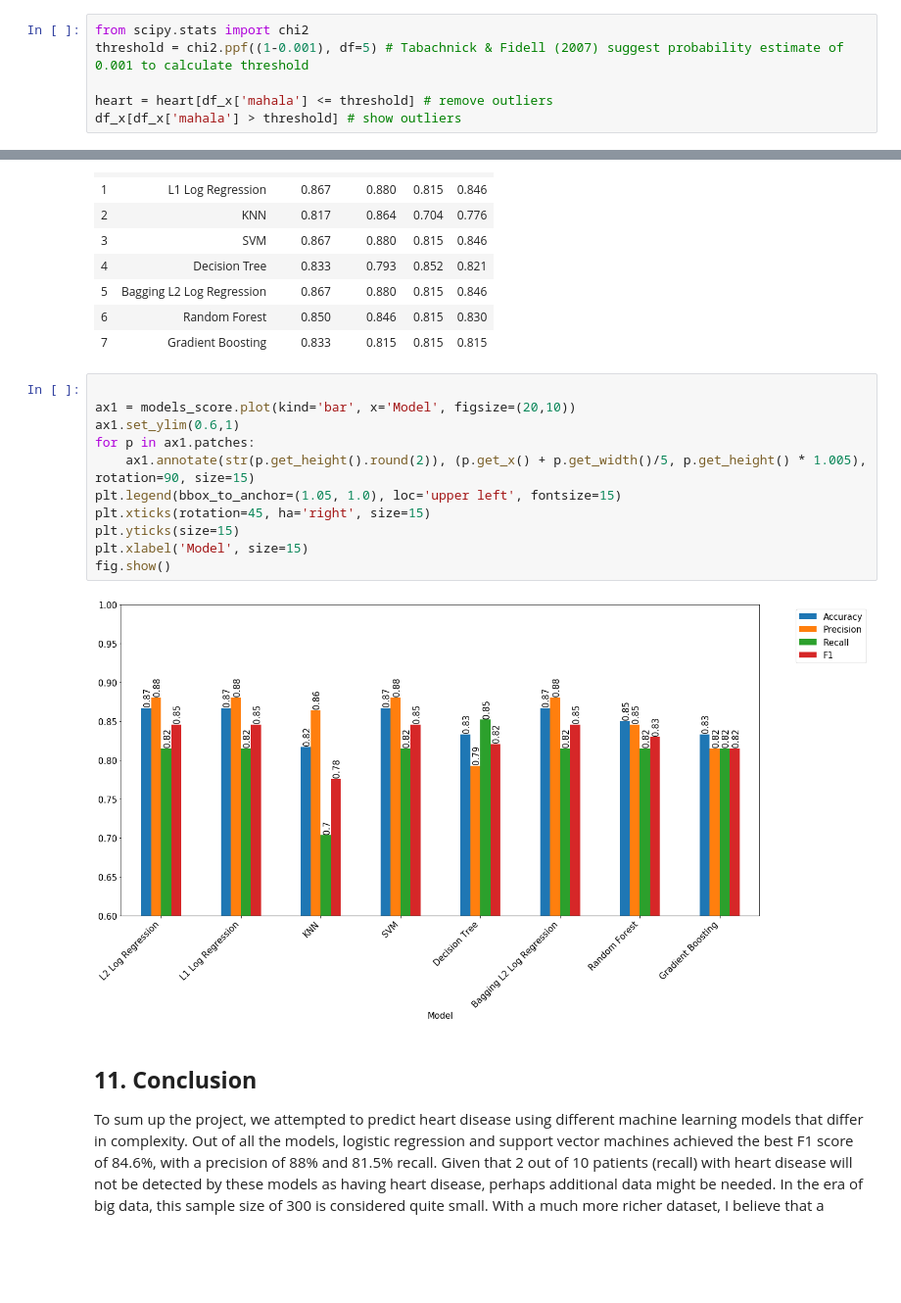
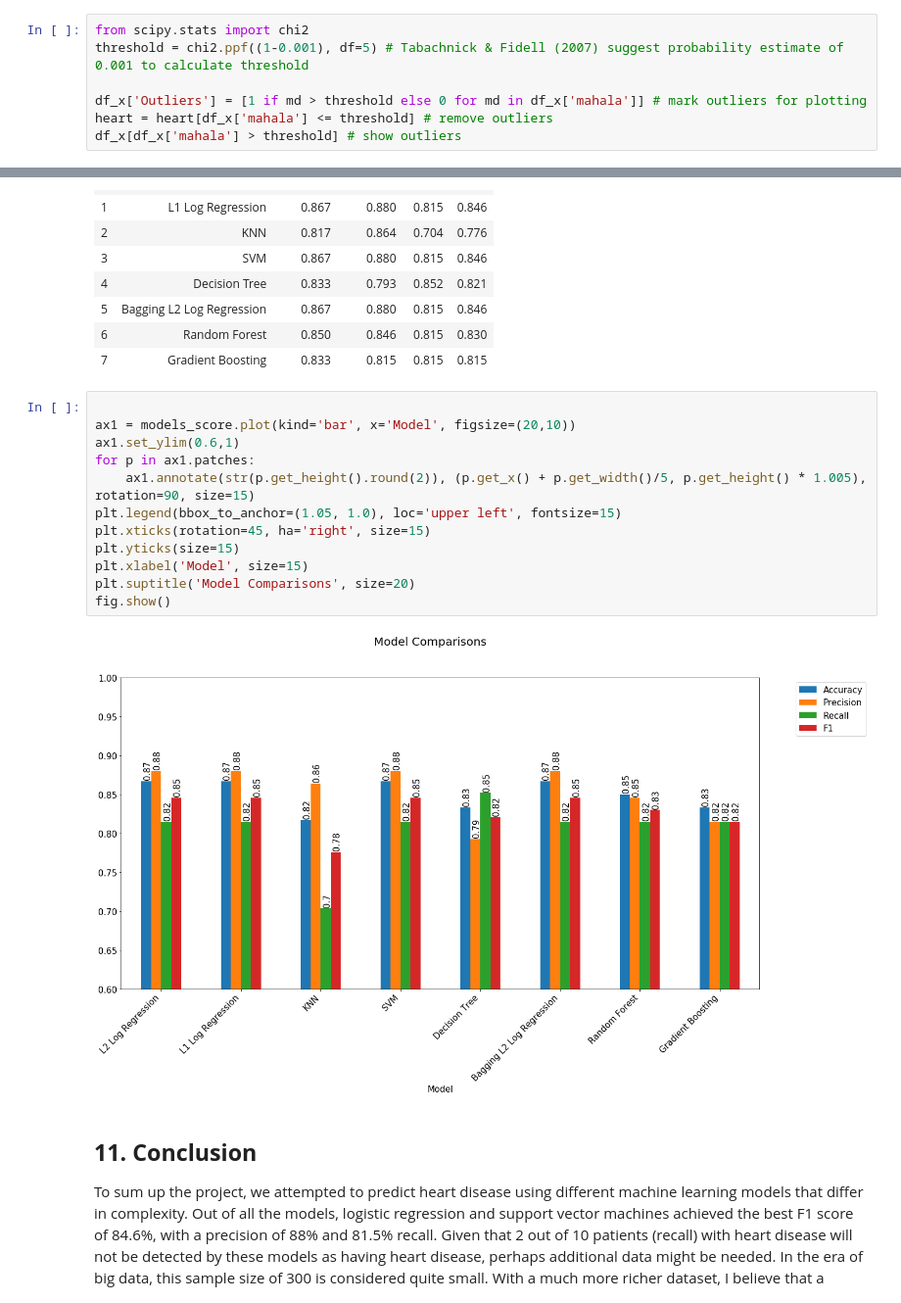
Before and after one commit to teyang-lau/Heart_Disease_Prediction, a Jupyter notebook: predictors-of-heart-disease-an-exploration.ipynb, the cells around one changed output, grey strips where cells are left out. Shown at 98% size. Drawn from its saved outputs; the diff is of its cells as text; blank space fills up the shorter version.

```diff
--- a/predictors-of-heart-disease-an-exploration.ipynb
+++ b/predictors-of-heart-disease-an-exploration.ipynb
@@ -399,6 +399,7 @@ df_x.head()
 from scipy.stats import chi2
 threshold = chi2.ppf((1-0.001), df=5) # Tabachnick & Fidell (2007) suggest probability estimate of 0.001 to calculate threshold
 
+df_x['Outliers'] = [1 if md > threshold else 0 for md in df_x['mahala']] # mark outliers for plotting
 heart = heart[df_x['mahala'] <= threshold] # remove outliers
 df_x[df_x['mahala'] > threshold] # show outliers
 # %% [output]
@@ -914,16 +927,17 @@ models_score
 # %%
 
 ax1 = models_score.plot(kind='bar', x='Model', figsize=(20,10))
 ax1.set_ylim(0.6,1)
 for p in ax1.patches:
     ax1.annotate(str(p.get_height().round(2)), (p.get_x() + p.get_width()/5, p.get_height() * 1.005), rotation=90, size=15)
 plt.legend(bbox_to_anchor=(1.05, 1.0), loc='upper left', fontsize=15)
 plt.xticks(rotation=45, ha='right', size=15)
 plt.yticks(size=15)
 plt.xlabel('Model', size=15)
+plt.suptitle('Model Comparisons', size=20)
 fig.show()
 # %% [output]
-[figure, old version]
+[figure, new version]
 # %% [markdown]
 <a id='Conclusion'></a>
 ## **11. Conclusion** ##
```
Also changed, not shown: parts of 4 cells of this notebook, 8 other files.
